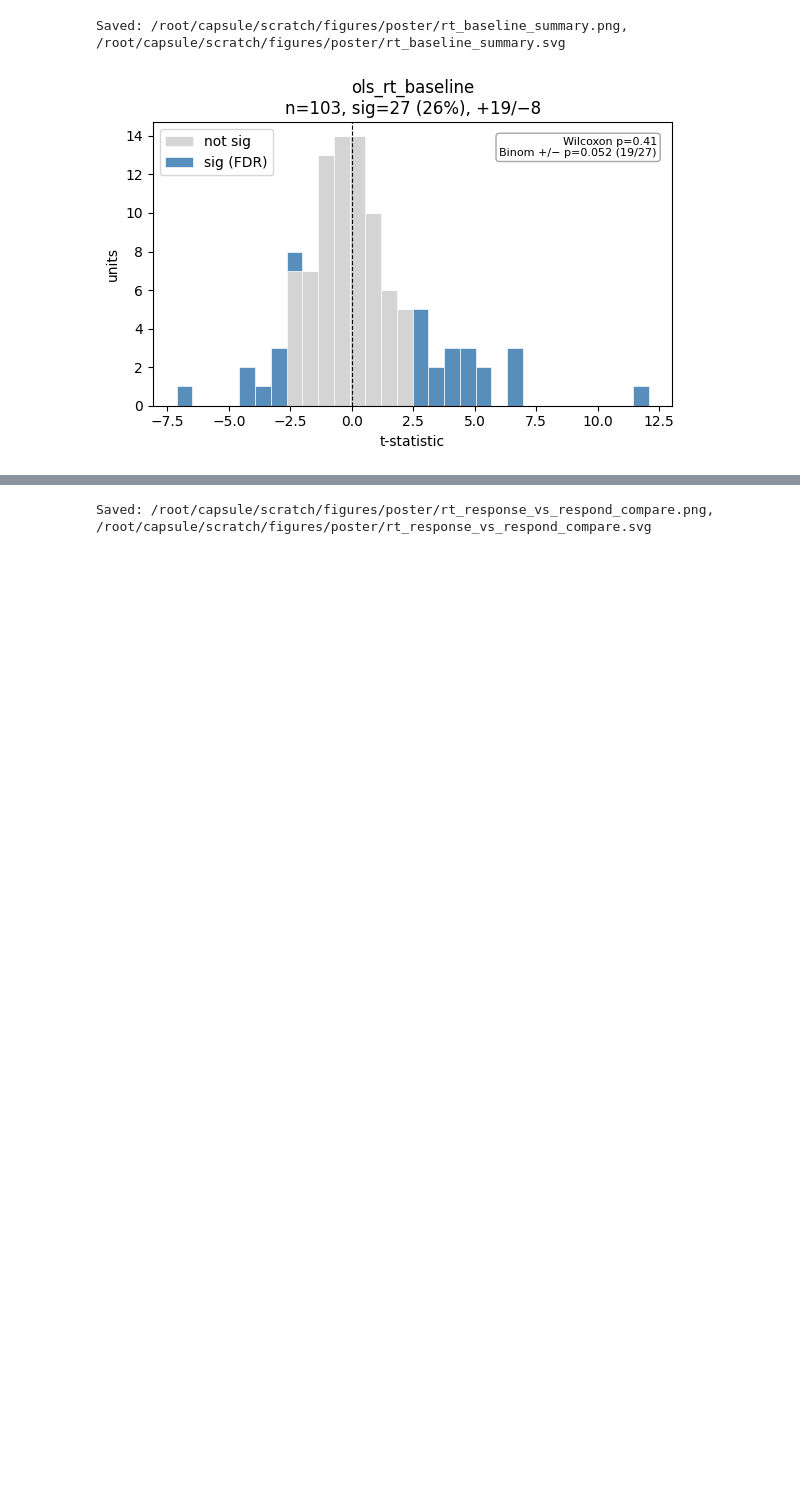
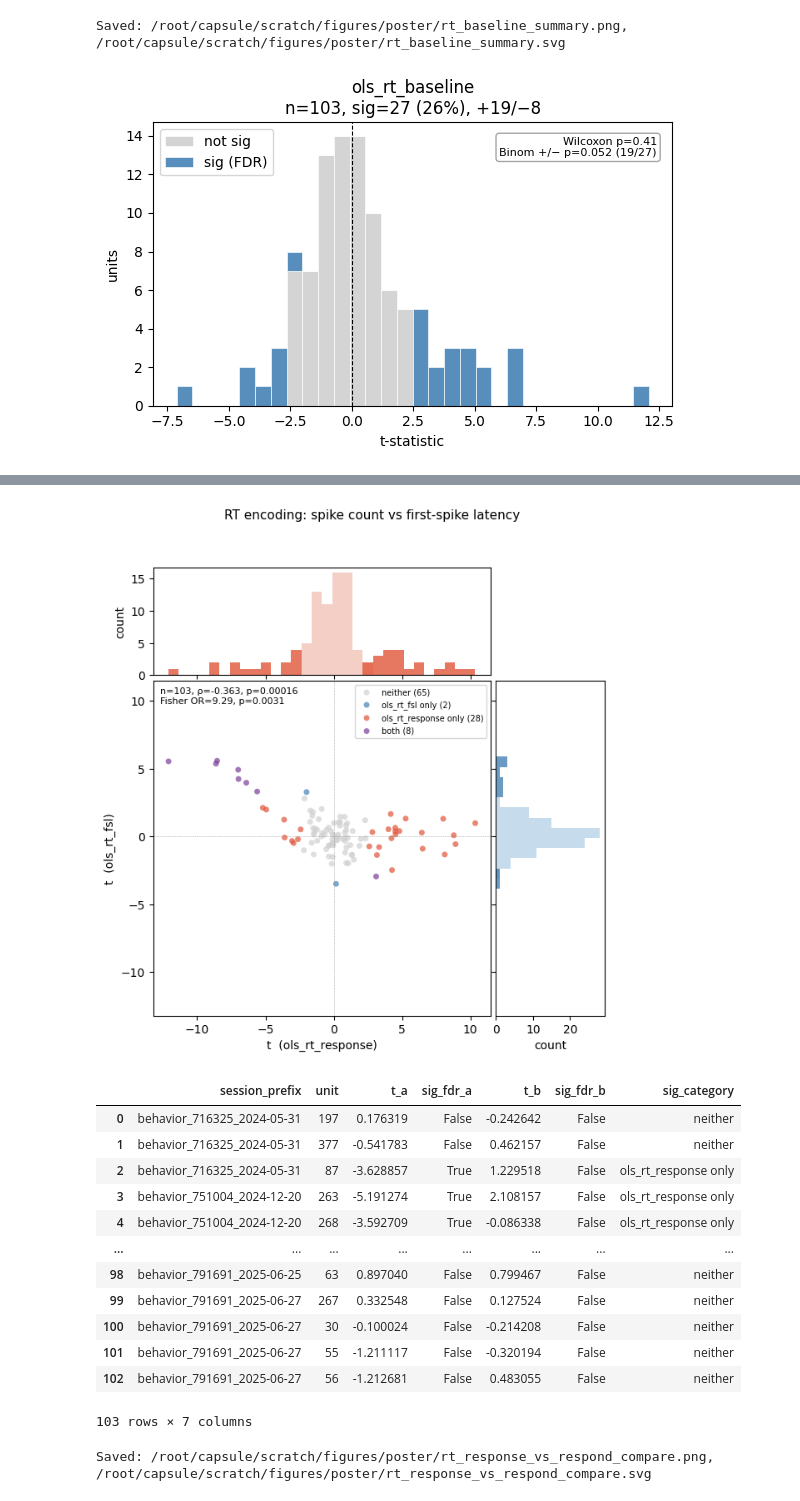
Before and after one commit to 1mattbecker/kinematics_analysis, a Jupyter notebook: code/rt_ols_registry_pipeline.ipynb, the cells around one changed output, grey strips where cells are left out. Cells and saved outputs as stored; diff of their text form; code cells hidden in the pictures; blank space fills up the shorter version.

```diff
--- a/code/rt_ols_registry_pipeline.ipynb
+++ b/code/rt_ols_registry_pipeline.ipynb
@@ -859,4 +816,24 @@ Saved to /root/capsule/scratch/figures/poster/rt_vs_task_6panel
 [figure]
+# %%
+reg.compare(
+    "ols_rt_response", "ols_rt_fsl",
+    title="RT encoding: spike count vs first-spike latency",
+)
+# %% [output]
+[figure, added]
+|  | session_prefix | unit | t_a | sig_fdr_a | t_b | sig_fdr_b | sig_category |
+| 0 | behavior_716325_2024-05-31 | 197 | 0.176319 | False | -0.242642 | False | neither |
+| 1 | behavior_716325_2024-05-31 | 377 | -0.541783 | False | 0.462157 | False | neither |
+| 2 | behavior_716325_2024-05-31 | 87 | -3.628857 | True | 1.229518 | False | ols_rt_response only |
+| 3 | behavior_751004_2024-12-20 | 263 | -5.191274 | True | 2.108157 | False | ols_rt_response only |
+| 4 | behavior_751004_2024-12-20 | 268 | -3.592709 | True | -0.086338 | False | ols_rt_response only |
+| ... | ... | ... | ... | ... | ... | ... | ... |
+| 98 | behavior_791691_2025-06-25 | 63 | 0.897040 | False | 0.799467 | False | neither |
+| 99 | behavior_791691_2025-06-27 | 267 | 0.332548 | False | 0.127524 | False | neither |
+| 100 | behavior_791691_2025-06-27 | 30 | -0.100024 | False | -0.214208 | False | neither |
+| 101 | behavior_791691_2025-06-27 | 55 | -1.211117 | False | -0.320194 | False | neither |
+| 102 | behavior_791691_2025-06-27 | 56 | -1.212681 | False | 0.483055 | False | neither |
+103 rows × 7 columns
 # %%
 # Compare: spike_count ~ RT  vs  respond encoding
 merged_outcome = reg.compare(
```
Also changed, not shown: parts of 16 cells of this notebook, 2 other files.
